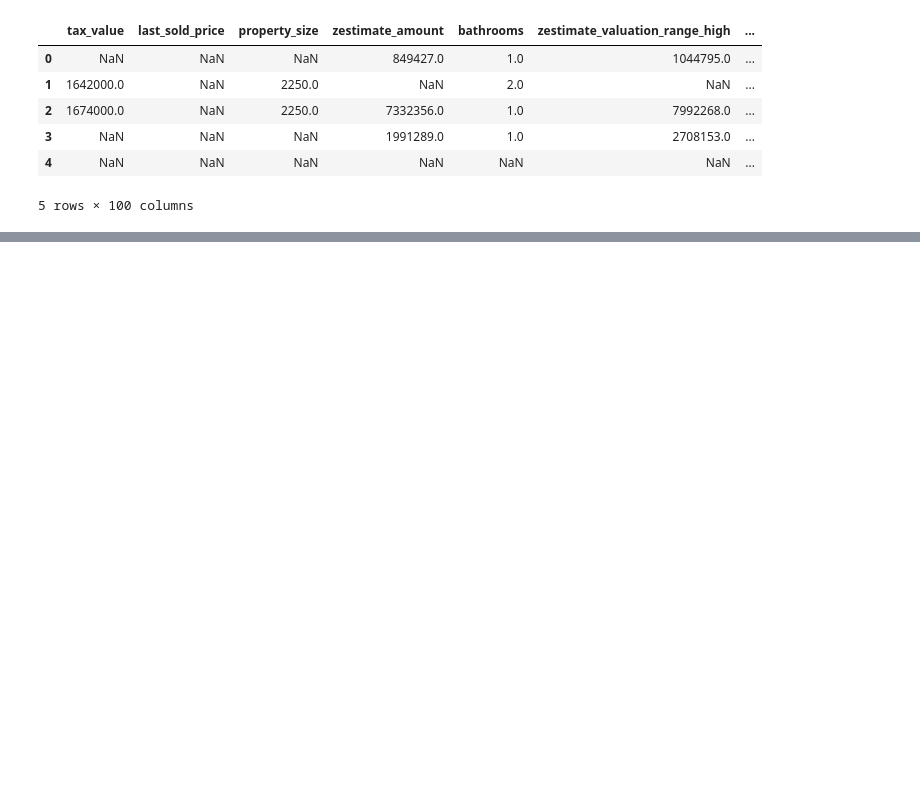
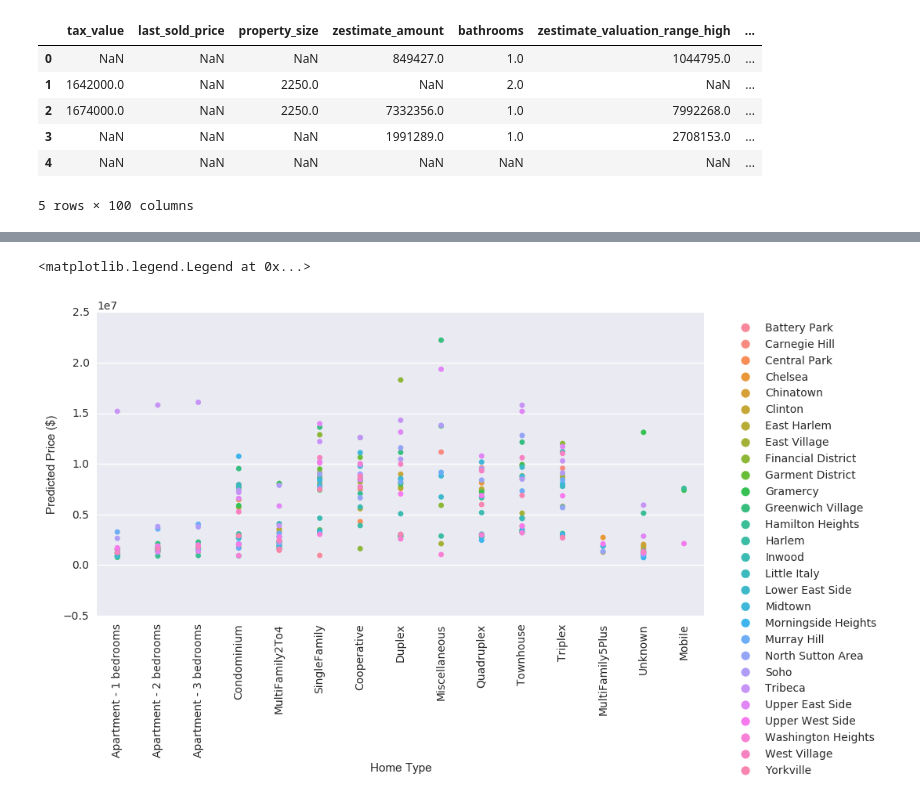
Before and after one commit to nbeebewang/housing_prices, a Jupyter notebook: df_to_predict.ipynb, the cells around one changed output, grey strips where cells are left out. Cells and saved outputs as stored; diff of their text form; code cells hidden in the pictures; blank space fills up the shorter version.

```diff
--- a/df_to_predict.ipynb
+++ b/df_to_predict.ipynb
@@ -327,0 +375,10 @@ ax.legend(bbox_to_anchor=(1.5, 1))
+# %%
+fig, ax = plt.subplots(figsize=(10,5))
+ax = sns.stripplot(results_df["home_type"], results_df["predicted_price"], results_df["neighborhood"])
+ax.set_xticklabels(results_df["home_type"].unique(), rotation=90)
+ax.set_xlabel("Home Type")
+ax.set_ylabel("Predicted Price ($)")
+ax.legend(bbox_to_anchor=(1.3, 1))
+# %% [output]
+<matplotlib.legend.Legend at 0x...>
+[figure, added]
```
Also changed, not shown: parts of 38 cells of this notebook, 11 other files.
